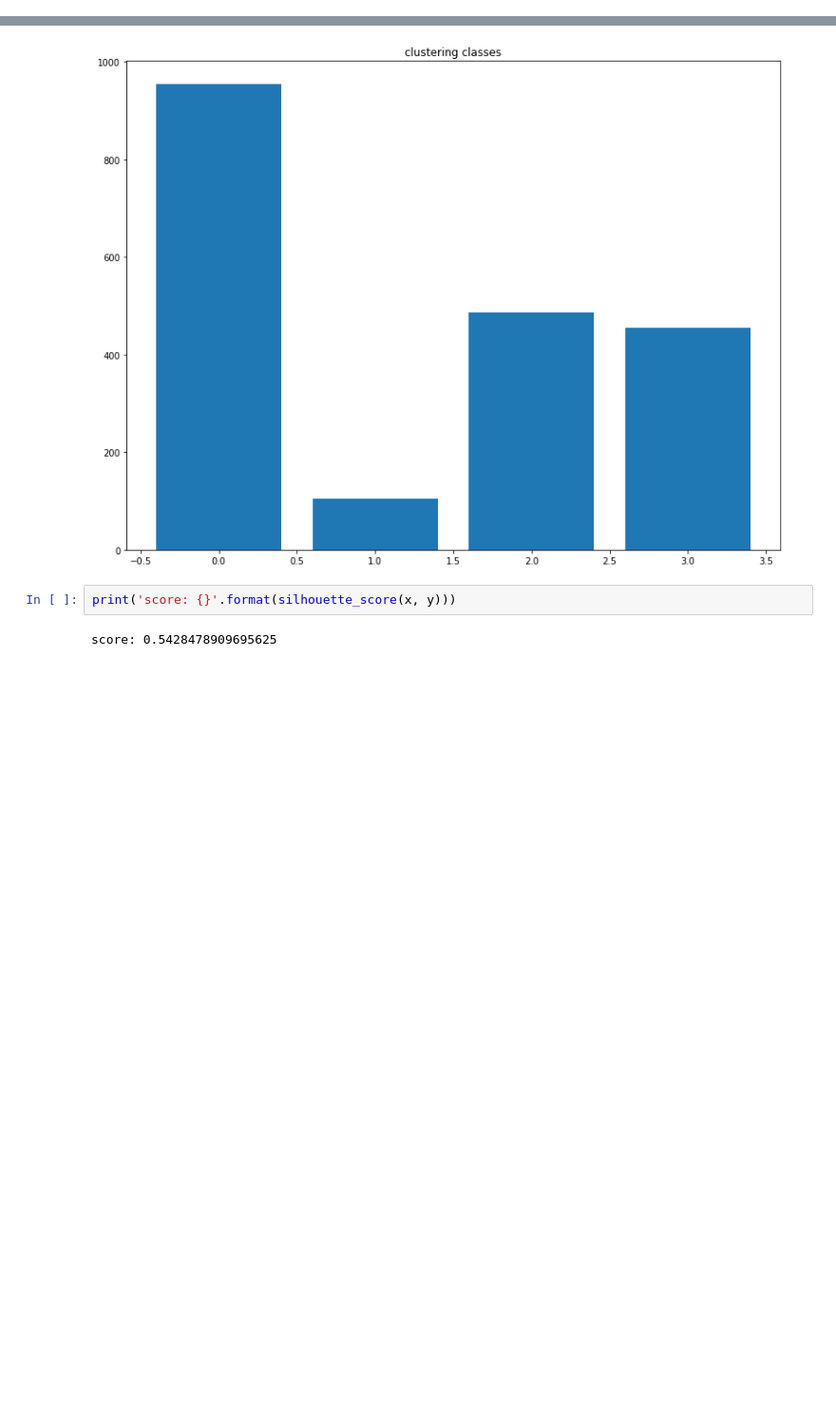
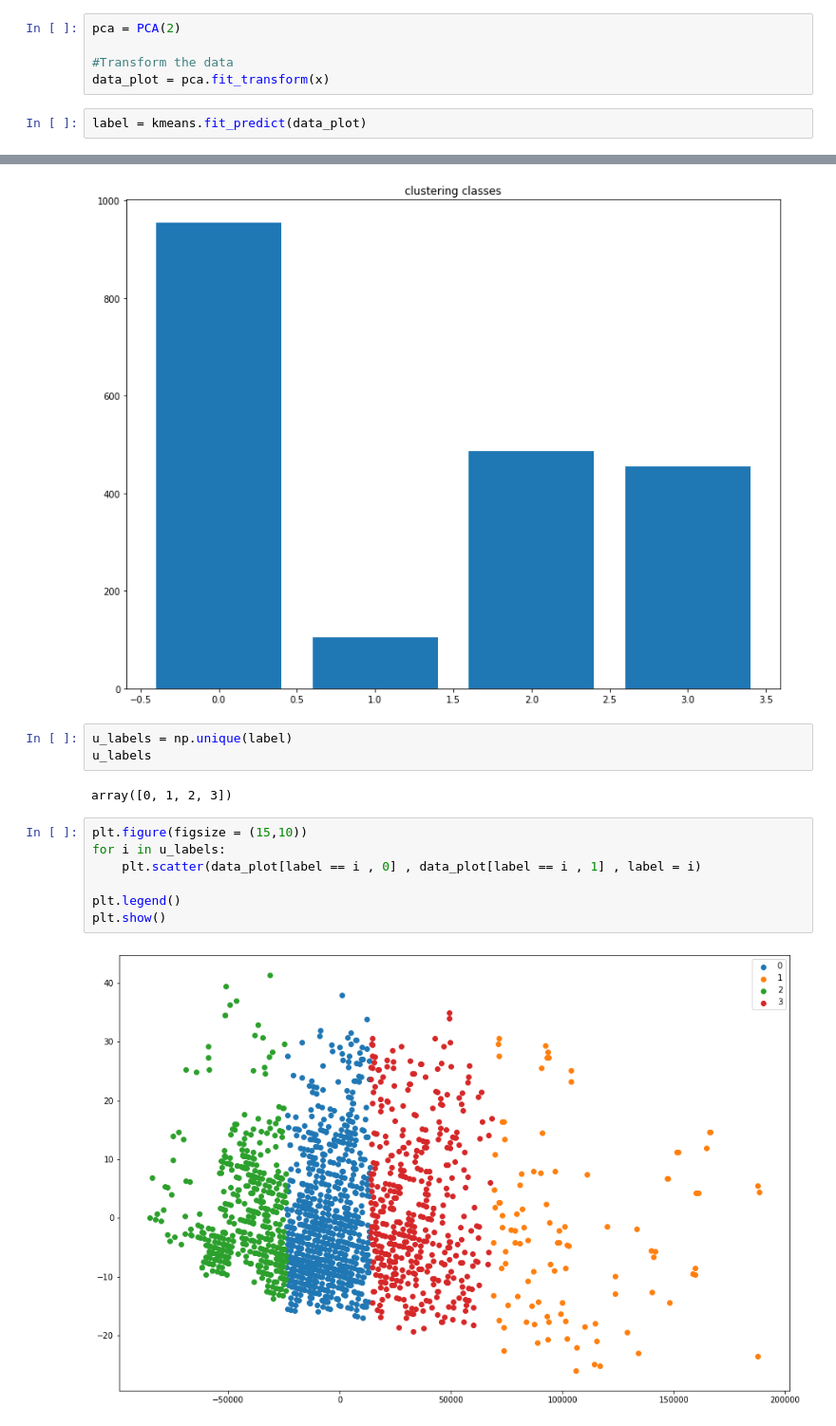
Before and after one commit to lixx21/Clustering_Customers_Segmentation, a Jupyter notebook: customer_segmentation.ipynb, the cells around one changed output, grey strips where cells are left out. Shown: that part at 95% size. Saved outputs shown, nothing was run; the diff lists cells and outputs as text; blank space fills up the shorter version.

```diff
--- a/customer_segmentation.ipynb
+++ b/customer_segmentation.ipynb
@@ -199,3 +199,10 @@ y = kmeans.fit_predict(x)
 np.unique(y)
 # %% [output]
 array([0, 1, 2, 3])
+# %%
+pca = PCA(2)
+
+#Transform the data
+data_plot = pca.fit_transform(x)
+# %%
+label = kmeans.fit_predict(data_plot)
@@ -217,7 +228,17 @@ plt.bar(x = range(0,4), height = y_values)
 plt.show()
 # %% [output]
 [figure]
-# %%
-print('score: {}'.format(silhouette_score(x, y)))
-# %% [output]
-score: 0.5428478909695625
+# %%
+u_labels = np.unique(label)
+u_labels
+# %% [output]
+array([0, 1, 2, 3])
+# %%
+plt.figure(figsize = (15,10))
+for i in u_labels:
+    plt.scatter(data_plot[label == i , 0] , data_plot[label == i , 1] , label = i)
+
+plt.legend()
+plt.show()
+# %% [output]
+[figure, added]
```
Also changed, not shown: parts of 2 cells of this notebook.
